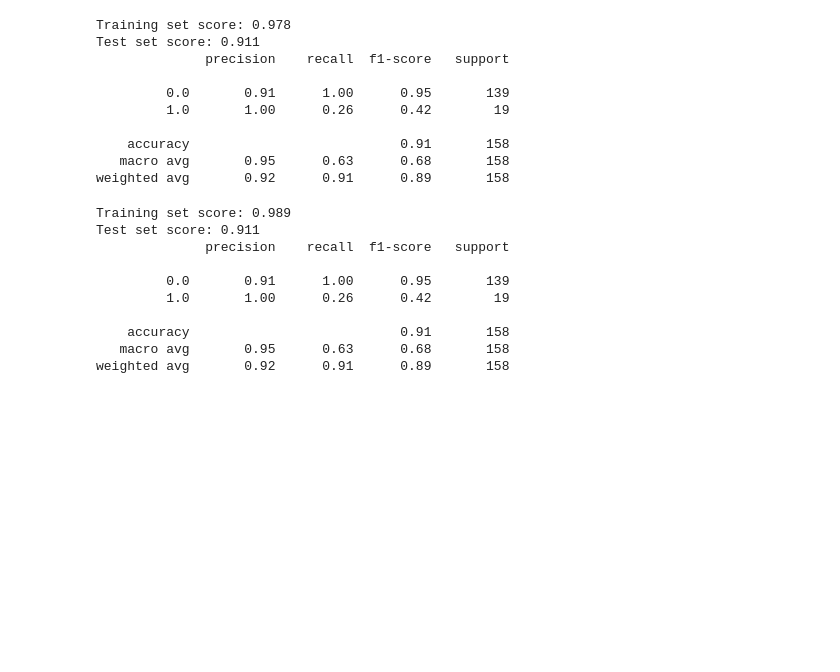
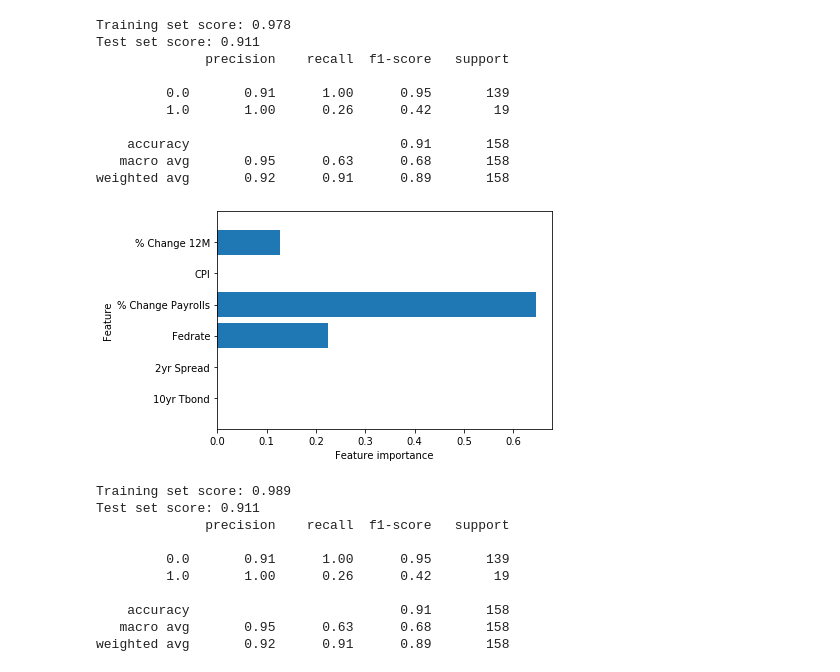
Before and after one commit to sheri-kamal/DATA71200-SP2020, a Jupyter notebook: Project 2 - Supervised Learning.ipynb, the cells around one changed output. Cells and saved outputs as stored; diff of their text form; code cells hidden in the pictures; blank space fills up the shorter version.

```diff
--- a/Project 2 - Supervised Learning.ipynb
+++ b/Project 2 - Supervised Learning.ipynb
@@ -236,6 +281,10 @@ Test set score: 0.911
     accuracy                           0.91       158
    macro avg       0.95      0.63      0.68       158
 weighted avg       0.92      0.91      0.89       158
+# %%
+plot_feature_importances(dtmodel3)
+# %% [output]
+[figure, added]
 # %%
 dtmodel4 = DecisionTreeClassifier(max_depth=4, random_state=1)
 dtmodel4.fit(X_train, y_train)
```
Also changed, not shown: parts of 7 cells of this notebook.
